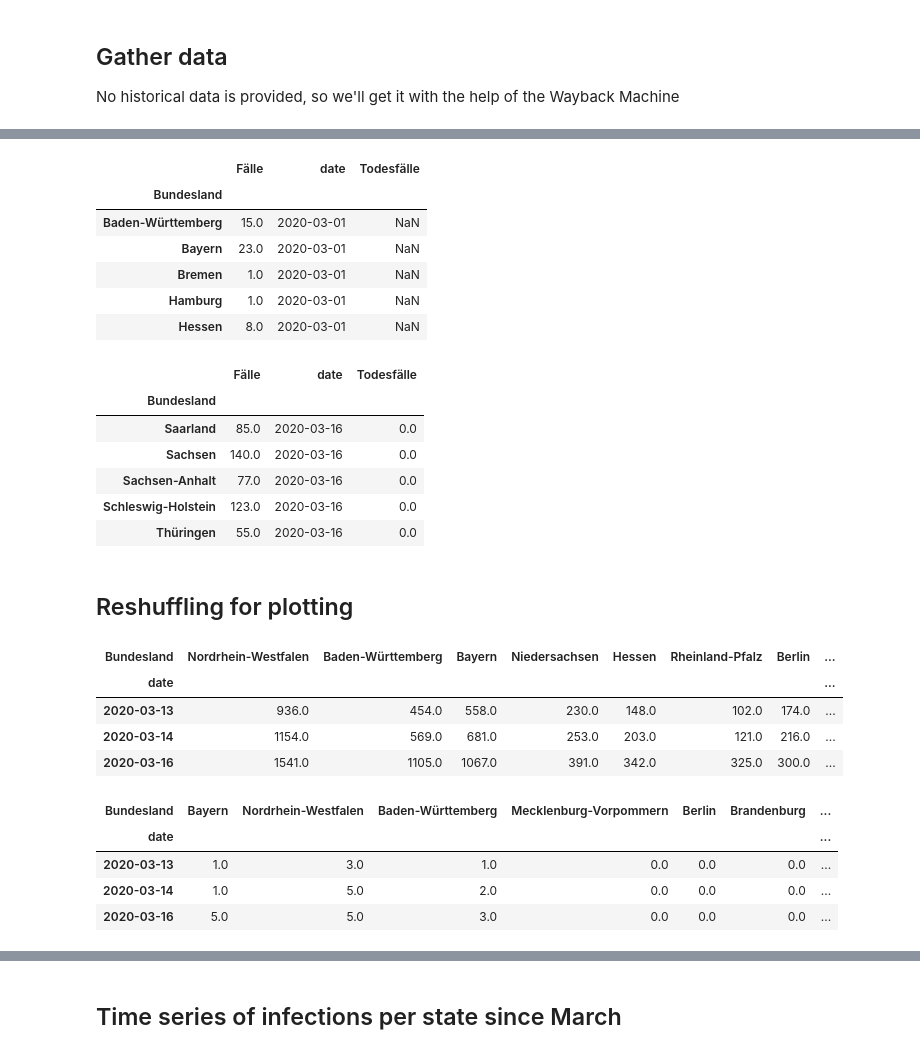
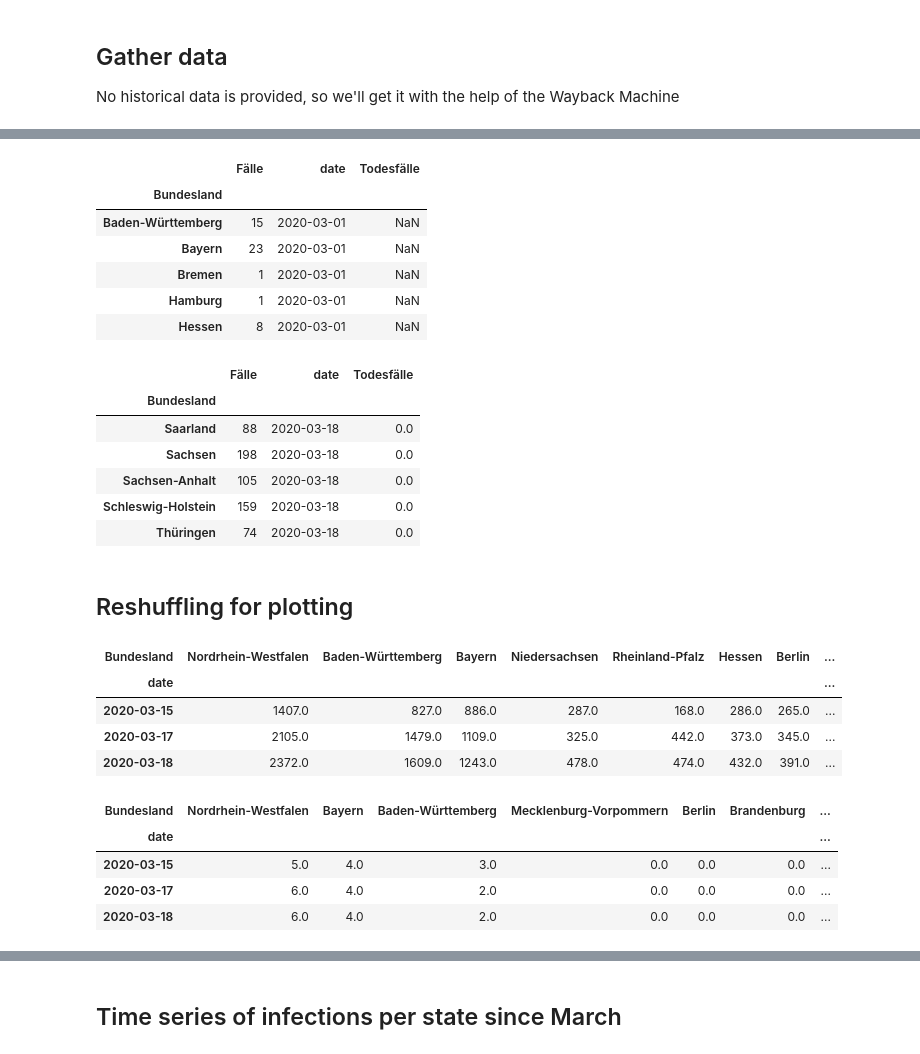
Before and after one commit to whitebearded/covid19-timeseries-germany-by-state, a Jupyter notebook: corona_by_german_state.ipynb, the cells around one changed output, grey strips where cells are left out. Cells and saved outputs as stored; diff of their text form; code cells hidden in the pictures.

```diff
--- a/corona_by_german_state.ipynb
+++ b/corona_by_german_state.ipynb
@@ -75,48 +98,57 @@ for url in urls:
 # %%
 # Normalize the different table visualizations and get them into a single DF
+# Unfortunately the RKI does not stick to a single table format but keeps changing it every few days
+# That's why this unification is getting a little bit messy now
 
 dfa = pd.DataFrame()
 
 for date, table in tables.items():
+    html = table.outerHtml().replace('<th class="center" colspan="4" rowspan="1">Elektronisch übermittelte Fälle</th><th colspan="1" rowspan="1">Beson­ders be­trof­fene Gebiete in Deutsch­land</th></tr><tr><th colspan="1" rowspan="1"></th>', '')
 
     df = pd.DataFrame()
-    df = pd.read_html(table.outerHtml(), header=0, index_col=0, match="Bundesland")[0]
+    df = pd.read_html(html, index_col=0, header=0, match="Bundesland", thousands=".")[0]
     df = df[:-1] # Remove last (summary) row
+
+    # Remove potential lefovers from dropping the "betroffene Gebiete" column
+    df.drop(df.filter(regex="Unnamed"), axis=1, inplace=True)
 
     ### Column cleanup and normalization
 
     # Remove hidden characters in column names
     df.columns = map(lambda x: x.replace('\xad', ''), df.columns)
 
+    # Unify column names as they changed over time
+    df.rename(columns={"Anzahl": "Fälle"}, inplace=True)
+
     # Drop non-relevant cols
-    drop_cols = list(filter(re.compile(r'.*(Gebiete|elektronisch übermittelt).*').search, df.columns))
+    drop_cols = list(filter(re.compile(r'.*(Gebiete|übermittelt|Differenz|100\.000 Einw\.).*').search, df.columns))
     df.drop(columns=drop_cols, inplace=True)
 
     # Normalize format
     # Some tables have a dedicated column for deaths, some use paranthesis
     mixed_col = list(filter(re.compile(r'.*(darunter Todesfälle).*').search, df.columns))
     if(len(mixed_col) > 0):
         df = df[mixed_col[0]].replace(to_replace='\.', value='', regex=True).str.extract(r'(?P<Fälle>[0-9]+(?:\.[0-9]+)?)(?: ?\((?P<Todesfälle>[0-9]+)\))?').fillna(0).astype(int)
 
     df['date'] = date
     dfa = pd.concat([dfa, df])
 
 display(dfa.head(5), dfa.tail(5))
 # %% [output]
 |  | Fälle | date | Todesfälle |
 | Bundesland |  |  |  |
-| Baden-Württemberg | 15.0 | 2020-03-01 | NaN |
-| Bayern | 23.0 | 2020-03-01 | NaN |
-| Bremen | 1.0 | 2020-03-01 | NaN |
-| Hamburg | 1.0 | 2020-03-01 | NaN |
-| Hessen | 8.0 | 2020-03-01 | NaN |
+| Baden-Württemberg | 15 | 2020-03-01 | NaN |
+| Bayern | 23 | 2020-03-01 | NaN |
+| Bremen | 1 | 2020-03-01 | NaN |
+| Hamburg | 1 | 2020-03-01 | NaN |
+| Hessen | 8 | 2020-03-01 | NaN |
 |  | Fälle | date | Todesfälle |
 | Bundesland |  |  |  |
-| Saarland | 85.0 | 2020-03-16 | 0.0 |
-| Sachsen | 140.0 | 2020-03-16 | 0.0 |
-| Sachsen-Anhalt | 77.0 | 2020-03-16 | 0.0 |
-| Schleswig-Holstein | 123.0 | 2020-03-16 | 0.0 |
-| Thüringen | 55.0 | 2020-03-16 | 0.0 |
+| Saarland | 88 | 2020-03-18 | 0.0 |
+| Sachsen | 198 | 2020-03-18 | 0.0 |
+| Sachsen-Anhalt | 105 | 2020-03-18 | 0.0 |
+| Schleswig-Holstein | 159 | 2020-03-18 | 0.0 |
+| Thüringen | 74 | 2020-03-18 | 0.0 |
 # %% [markdown]
 ## Reshuffling for plotting
 # %%
@@ -132,16 +164,16 @@ deaths = deaths.loc[:, deaths.max().sort_values(ascending=False).index]
 display(confirmed.tail(3))
 display(deaths.tail(3))
 # %% [output]
-| Bundesland | Nordrhein-Westfalen | Baden-Württemberg | Bayern | Niedersachsen | Hessen | Rheinland-Pfalz | Berlin | ... |
+| Bundesland | Nordrhein-Westfalen | Baden-Württemberg | Bayern | Niedersachsen | Rheinland-Pfalz | Hessen | Berlin | ... |
 | date |  |  |  |  |  |  |  | ... |
-| 2020-03-13 | 936.0 | 454.0 | 558.0 | 230.0 | 148.0 | 102.0 | 174.0 | ... |
-| 2020-03-14 | 1154.0 | 569.0 | 681.0 | 253.0 | 203.0 | 121.0 | 216.0 | ... |
-| 2020-03-16 | 1541.0 | 1105.0 | 1067.0 | 391.0 | 342.0 | 325.0 | 300.0 | ... |
+| 2020-03-15 | 1407.0 | 827.0 | 886.0 | 287.0 | 168.0 | 286.0 | 265.0 | ... |
+| 2020-03-17 | 2105.0 | 1479.0 | 1109.0 | 325.0 | 442.0 | 373.0 | 345.0 | ... |
+| 2020-03-18 | 2372.0 | 1609.0 | 1243.0 | 478.0 | 474.0 | 432.0 | 391.0 | ... |
-| Bundesland | Bayern | Nordrhein-Westfalen | Baden-Württemberg | Mecklenburg-Vorpommern | Berlin | Brandenburg | ... |
+| Bundesland | Nordrhein-Westfalen | Bayern | Baden-Württemberg | Mecklenburg-Vorpommern | Berlin | Brandenburg | ... |
 | date |  |  |  |  |  |  | ... |
-| 2020-03-13 | 1.0 | 3.0 | 1.0 | 0.0 | 0.0 | 0.0 | ... |
-| 2020-03-14 | 1.0 | 5.0 | 2.0 | 0.0 | 0.0 | 0.0 | ... |
-| 2020-03-16 | 5.0 | 5.0 | 3.0 | 0.0 | 0.0 | 0.0 | ... |
+| 2020-03-15 | 5.0 | 4.0 | 3.0 | 0.0 | 0.0 | 0.0 | ... |
+| 2020-03-17 | 6.0 | 4.0 | 2.0 | 0.0 | 0.0 | 0.0 | ... |
+| 2020-03-18 | 6.0 | 4.0 | 2.0 | 0.0 | 0.0 | 0.0 | ... |
 # %%
 print(f"Total confirmed cases in Germany: {confirmed[-1:].sum(axis=1)[0]}")
 print(f"Total confirmed deaths in Germany: {deaths[-1:].sum(axis=1)[0]}")
```
Also changed, not shown: parts of 13 cells of this notebook, 6 other files.
